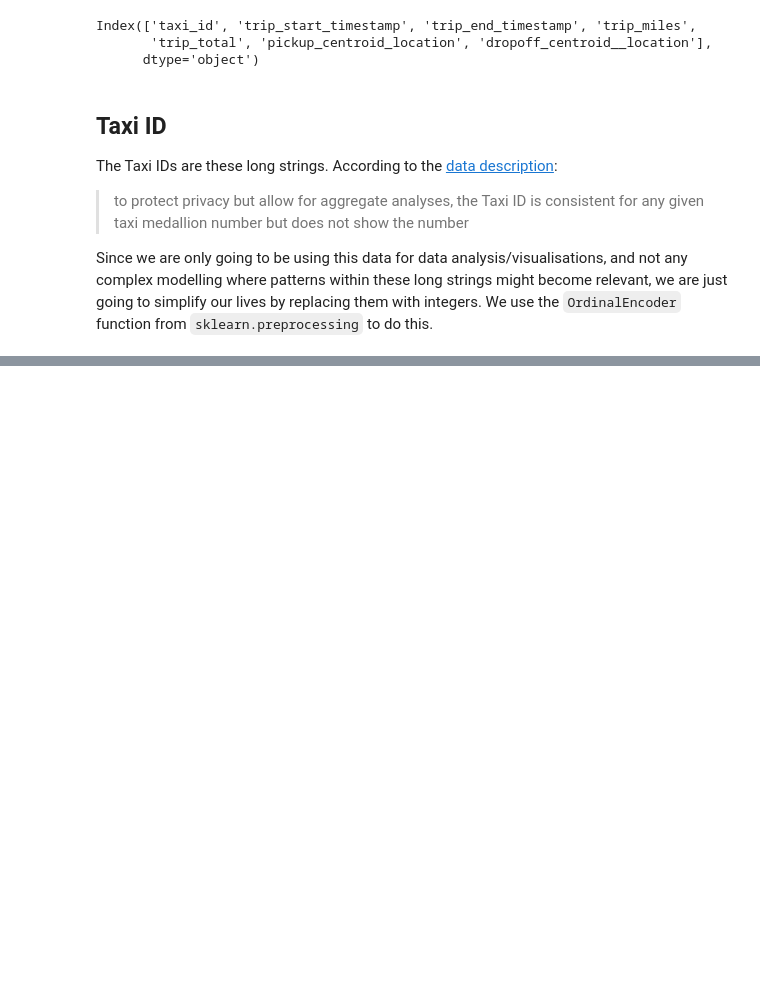
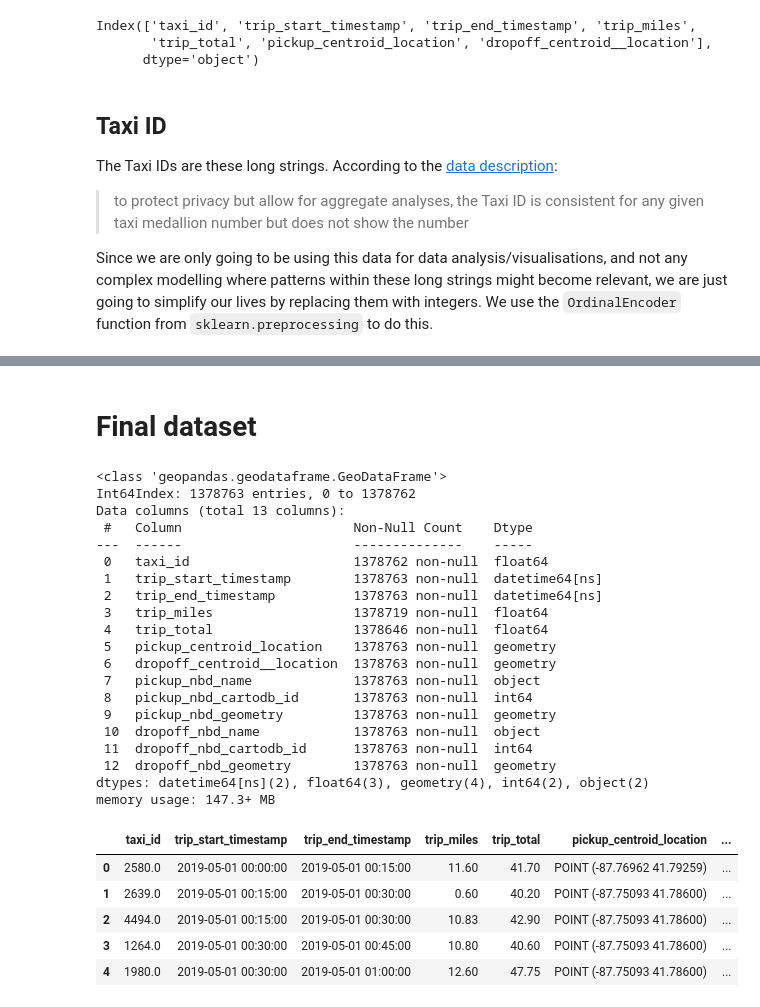
Before and after one commit to abhirup-ghosh/mobility_dataanalysis, a Jupyter notebook: notebooks/main.ipynb, the cells around one changed output, grey strips where cells are left out. Saved outputs shown, nothing was run; the diff lists cells and outputs as text; code cells hidden in the pictures; blank space fills up the shorter version.

```diff
--- a/notebooks/main.ipynb
+++ b/notebooks/main.ipynb
@@ -86,0 +210,32 @@ The Unique taxi_id numbers:  [1533. 3108. 2265. ...  408. 2914. 3357.]
+# %% [markdown]
+# Final dataset
+# %%
+df.info()
+df.head()
+# %% [output]
+<class 'geopandas.geodataframe.GeoDataFrame'>
+Int64Index: 1378763 entries, 0 to 1378762
+Data columns (total 13 columns):
+ #   Column                      Non-Null Count    Dtype
+---  ------                      --------------    -----
+ 0   taxi_id                     1378762 non-null  float64
+ 1   trip_start_timestamp        1378763 non-null  datetime64[ns]
+ 2   trip_end_timestamp          1378763 non-null  datetime64[ns]
+ 3   trip_miles                  1378719 non-null  float64
+ 4   trip_total                  1378646 non-null  float64
+ 5   pickup_centroid_location    1378763 non-null  geometry
+ 6   dropoff_centroid__location  1378763 non-null  geometry
+ 7   pickup_nbd_name             1378763 non-null  object
+ 8   pickup_nbd_cartodb_id       1378763 non-null  int64
+ 9   pickup_nbd_geometry         1378763 non-null  geometry
+ 10  dropoff_nbd_name            1378763 non-null  object
+ 11  dropoff_nbd_cartodb_id      1378763 non-null  int64
+ 12  dropoff_nbd_geometry        1378763 non-null  geometry
+dtypes: datetime64[ns](2), float64(3), geometry(4), int64(2), object(2)
+memory usage: 147.3+ MB
+|  | taxi_id | trip_start_timestamp | trip_end_timestamp | trip_miles | trip_total | pickup_centroid_location | ... |
+| 0 | 2580.0 | 2019-05-01 00:00:00 | 2019-05-01 00:15:00 | 11.60 | 41.70 | POINT (-87.76962 41.79259) | ... |
+| 1 | 2639.0 | 2019-05-01 00:15:00 | 2019-05-01 00:30:00 | 0.60 | 40.20 | POINT (-87.75093 41.78600) | ... |
+| 2 | 4494.0 | 2019-05-01 00:15:00 | 2019-05-01 00:30:00 | 10.83 | 42.90 | POINT (-87.75093 41.78600) | ... |
+| 3 | 1264.0 | 2019-05-01 00:30:00 | 2019-05-01 00:45:00 | 10.80 | 40.60 | POINT (-87.75093 41.78600) | ... |
+| 4 | 1980.0 | 2019-05-01 00:30:00 | 2019-05-01 01:00:00 | 12.60 | 47.75 | POINT (-87.75093 41.78600) | ... |
```
Also changed, not shown: parts of 18 cells of this notebook.
